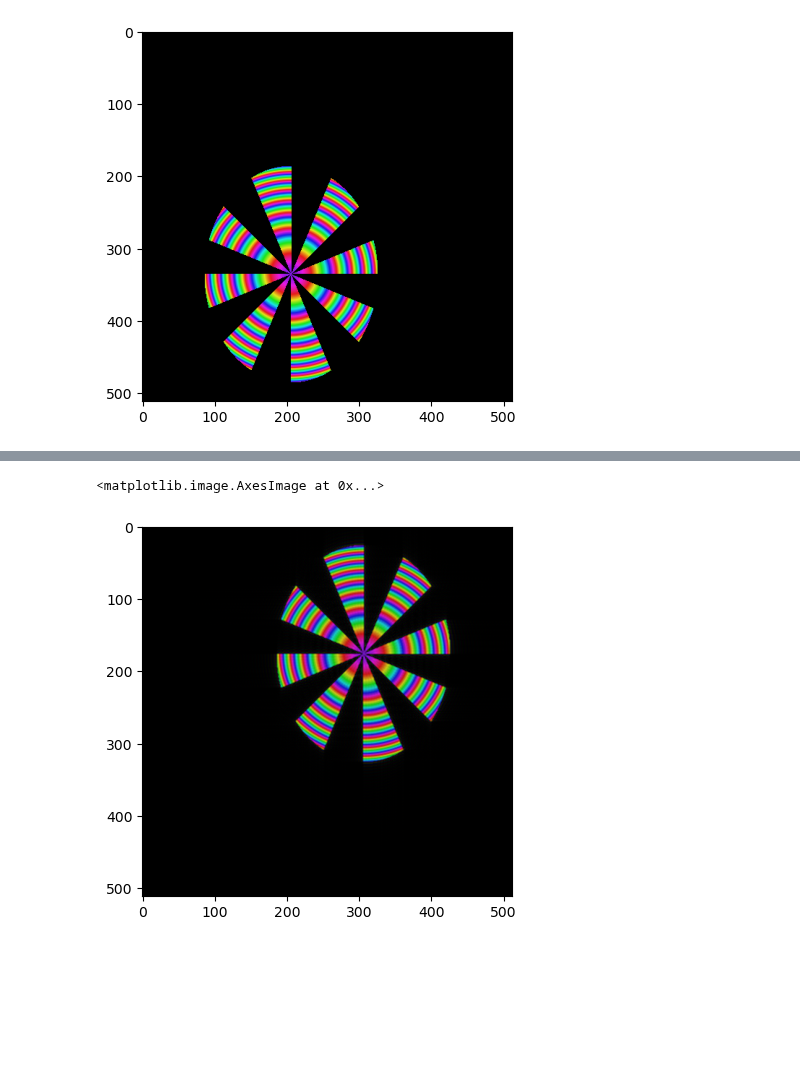
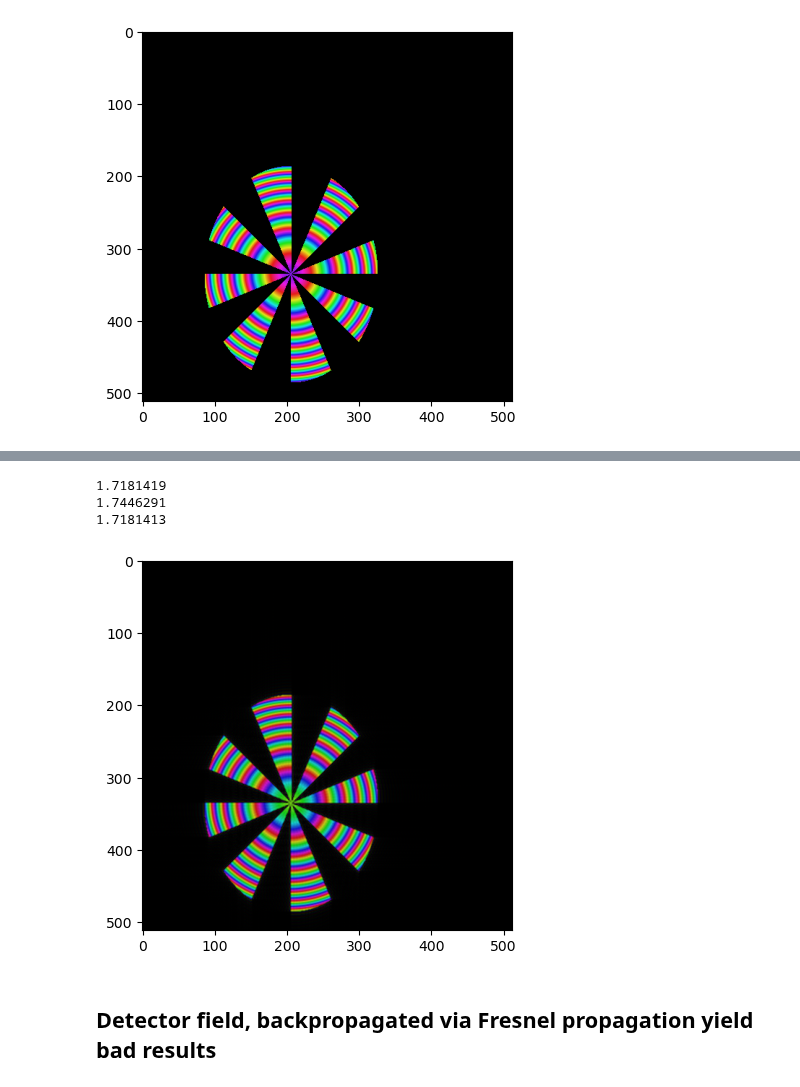
Before and after one commit to chromatix-team/chromatix, a Jupyter notebook: docs/examples/sas_gabor_hologram.ipynb, the cells around one changed output, grey strips where cells are left out. Cells and saved outputs as stored; diff of their text form; code cells hidden in the pictures; blank space fills up the shorter version.

```diff
--- a/docs/examples/sas_gabor_hologram.ipynb
+++ b/docs/examples/sas_gabor_hologram.ipynb
@@ -54,4 +54,4 @@ field_exit = shift(field_exit, (-80, 50))
 
 field_sensor = cx.propagation.transform_propagate_sas(field_exit, z=detector_distance, n=1.0, skip_final_phase=True)
 
-field_sensor_fr = cx.propagation.transform_propagate(field_exit, z=detector_distance, n=1.0, N_pad=(256,256), skip_final_phase=True)
+field_sensor_fr = cx.propagation.transform_propagate(field_exit, z=detector_distance, n=1.0, N_pad=(256,256), skip_final_phase=False)
@@ -80,10 +93,21 @@ plt.imshow(colorize(field_backpropagated, gamma=1.0))
 # %%
 # inverse Fresnel
-field_bwd = cx.propagation.transform_propagate(field_sensor_fr, z=-detector_distance, n=1.0, N_pad=(256,256), skip_initial_phase=True)
+field_bwd = cx.propagation.transform_propagate(field_sensor_fr, z=-detector_distance, n=1.0, N_pad=(256,256), skip_initial_phase=False)
 plt.imshow(colorize(field_bwd, gamma=1.0))
+# lets check for integral intensities
+print(np.sum(field_bwd.intensity))
+print(np.sum(field_exit.intensity))
+print(np.sum(abs(cx.ifft(cx.fft(field_bwd.u)))**2))
+
+a = np.random.rand(10,10)
+# print(cx.conditional_fft(a, 1, 1))
 # %% [output]
-<matplotlib.image.AxesImage at 0x...>
+1.7181419
+1.7446291
+1.7181413
-[figure, old version]
+[figure, new version]
+# %% [markdown]
+## Detector field, backpropagated via Fresnel propagation yield bad results
 # %%
 # inverse Fresnel on sas propagated field
 field_bwd = cx.propagation.transform_propagate(field_sensor, z=-detector_distance, n=1.0, N_pad=(256,256), skip_initial_phase=True)
```
Also changed, not shown: parts of 8 cells of this notebook, 5 other files.
